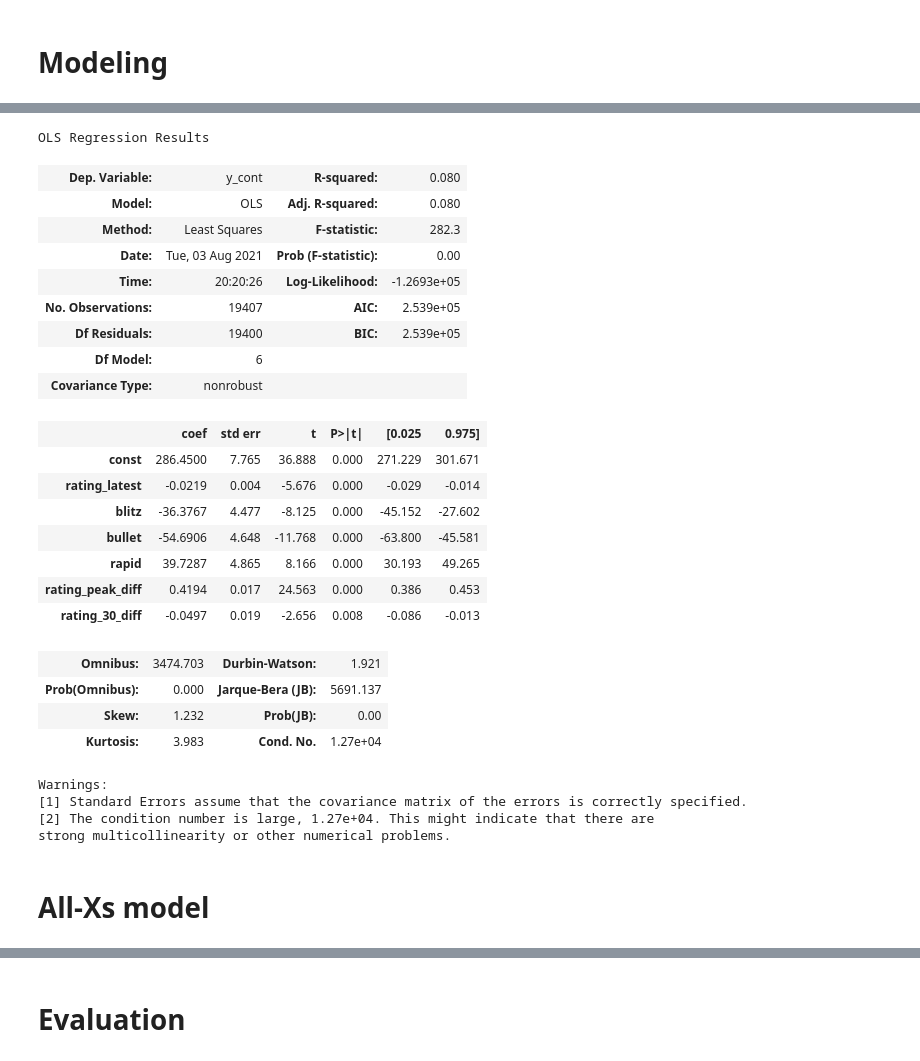
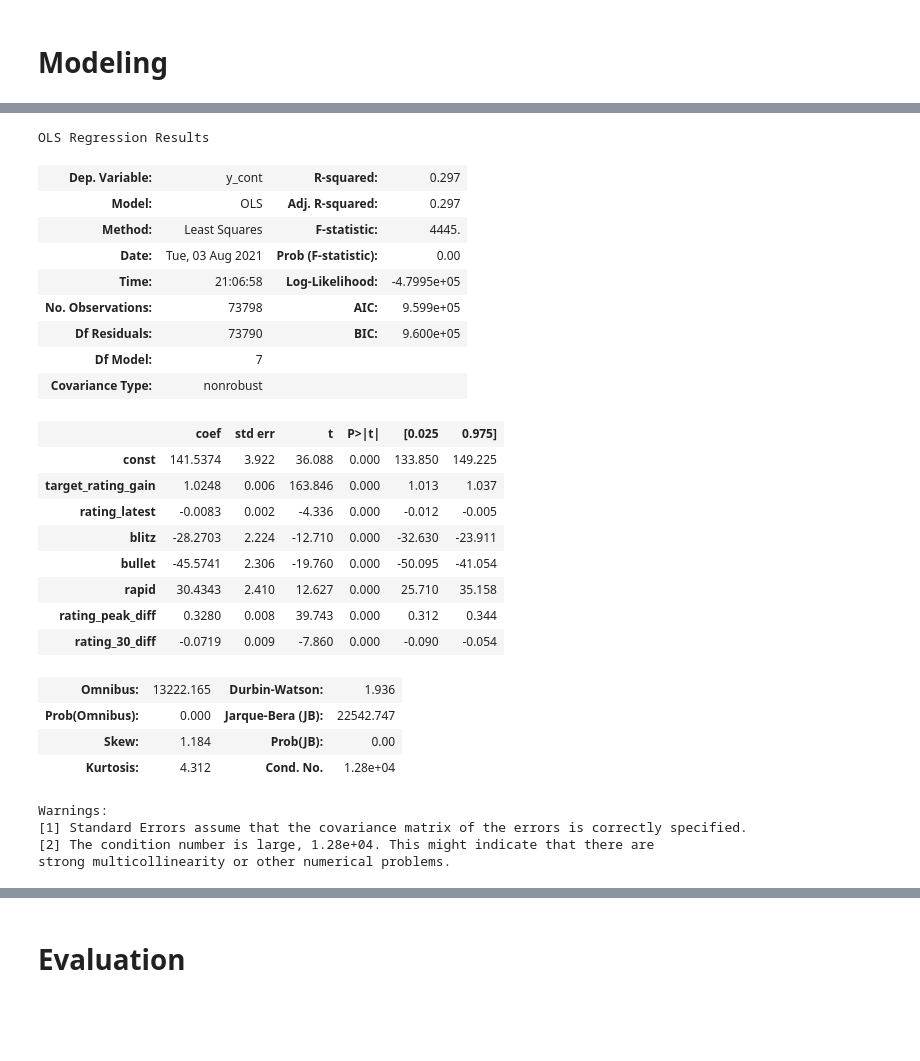
Before and after one commit to ZackAttack614/Discord-Chess-Bot, a Jupyter notebook: modeling.ipynb, the cells around one changed output, grey strips where cells are left out. Cells and saved outputs as stored; diff of their text form; code cells hidden in the pictures; blank space fills up the shorter version.

```diff
--- a/modeling.ipynb
+++ b/modeling.ipynb
@@ -146,6 +199,6 @@ df_100.head()
 # %%
 # Successes - filter to where future rating >= target rating, then take earliest date for each user/time control
-df_100_1 = df_100.query('rating_future>=target_rating').sort_values("date_future").drop_duplicates(['user_id','time_control'])
-print(df_100_1.shape)
-df_100_1.sample(5)
+df_successes = df_temp.query('rating>=target_rating').sort_values("date_future").drop_duplicates(['user_id','time_control','target_rating'])
+print(df_successes.shape)
+df_successes.sample(5)
 # %% [output]
@@ -159,10 +213,10 @@ df_100_1.sample(5)
 # %%
 # Successes and failures
-df_100 = df_base.merge(df_100_1,on=['user_id','time_control'],how='left').drop(['rating_current','rating_future','date_current'],axis=1)
+df_bin = df_targets.merge(df_successes[['user_id','time_control','target_rating','date_future']],on=['user_id','time_control','target_rating'],how='left')
 # Was the target rating achieved?
-df_100['y_bin'] = df_100['date_future'].notna().astype(int)
+df_bin['y_bin'] = df_bin['date_future'].notna().astype(int)
 # If so, when?
-df_100['y_cont'] = (df_100['date_future']-max_training_date).dt.days
-print(df_100.shape)
-df_100.sample(10)
+df_bin['y_cont'] = (df_bin['date_future']-max_training_date).dt.days
+print(df_bin.shape)
+df_bin.sample(10)
 # %% [output]
@@ -182,5 +236,5 @@ df_100.sample(10)
 # %%
-df_100_reg = df_100[df_100['y_bin']==1].copy()
+df_cont = df_bin[df_bin['y_bin']==1].copy()
 # %% [markdown]
 # EDA
 # %%
@@ -217,9 +271,9 @@ y_cont_100_by_rating.head()
 # %% [markdown]
 # Modeling
 # %%
-predictors = ['rating_latest','blitz','bullet','rapid','rating_peak_diff','rating_30_diff']
-df_100_predictors = sm.add_constant(df_100[predictors])
-logit_100 = sm.Logit(endog=df_100['y_bin'],exog=df_100_predictors).fit()
-logit_100.summary()
+predictors = ['target_rating_gain','rating_latest','blitz','bullet','rapid','rating_peak_diff','rating_30_diff']
+df_bin_predictors = sm.add_constant(df_bin[predictors])
+logit = sm.Logit(endog=df_bin['y_bin'],exog=df_bin_predictors).fit()
+logit.summary()
 # %% [output]
 Optimization terminated successfully.
@@ -244,34 +299,33 @@ Logit Regression Results
 # %%
 # Regression
-df_100_reg_predictors = sm.add_constant(df_100_reg[predictors])
-ols_100 = sm.OLS(endog=df_100_reg['y_cont'],exog=df_100_reg_predictors).fit()
-ols_100.summary()
+df_cont_predictors = sm.add_constant(df_cont[predictors])
+ols = sm.OLS(endog=df_cont['y_cont'],exog=df_cont_predictors).fit()
+ols.summary()
 # %% [output]
 OLS Regression Results
-| Dep. Variable: | y_cont | R-squared: | 0.080 |
-| Model: | OLS | Adj. R-squared: | 0.080 |
-| Method: | Least Squares | F-statistic: | 282.3 |
+| Dep. Variable: | y_cont | R-squared: | 0.297 |
+| Model: | OLS | Adj. R-squared: | 0.297 |
+| Method: | Least Squares | F-statistic: | 4445. |
 | Date: | Tue, 03 Aug 2021 | Prob (F-statistic): | 0.00 |
-| Time: | 20:20:26 | Log-Likelihood: | -1.2693e+05 |
-| No. Observations: | 19407 | AIC: | 2.539e+05 |
-| Df Residuals: | 19400 | BIC: | 2.539e+05 |
-| Df Model: | 6 |  |  |
+| Time: | 21:06:58 | Log-Likelihood: | -4.7995e+05 |
+| No. Observations: | 73798 | AIC: | 9.599e+05 |
+| Df Residuals: | 73790 | BIC: | 9.600e+05 |
+| Df Model: | 7 |  |  |
 | Covariance Type: | nonrobust |  |  |
 |  | coef | std err | t | P>|t| | [0.025 | 0.975] |
-| const | 286.4500 | 7.765 | 36.888 | 0.000 | 271.229 | 301.671 |
-| rating_latest | -0.0219 | 0.004 | -5.676 | 0.000 | -0.029 | -0.014 |
-| blitz | -36.3767 | 4.477 | -8.125 | 0.000 | -45.152 | -27.602 |
-| bullet | -54.6906 | 4.648 | -11.768 | 0.000 | -63.800 | -45.581 |
-| rapid | 39.7287 | 4.865 | 8.166 | 0.000 | 30.193 | 49.265 |
-| rating_peak_diff | 0.4194 | 0.017 | 24.563 | 0.000 | 0.386 | 0.453 |
-| rating_30_diff | -0.0497 | 0.019 | -2.656 | 0.008 | -0.086 | -0.013 |
+| const | 141.5374 | 3.922 | 36.088 | 0.000 | 133.850 | 149.225 |
+| target_rating_gain | 1.0248 | 0.006 | 163.846 | 0.000 | 1.013 | 1.037 |
+| rating_latest | -0.0083 | 0.002 | -4.336 | 0.000 | -0.012 | -0.005 |
+| blitz | -28.2703 | 2.224 | -12.710 | 0.000 | -32.630 | -23.911 |
+| bullet | -45.5741 | 2.306 | -19.760 | 0.000 | -50.095 | -41.054 |
+| rapid | 30.4343 | 2.410 | 12.627 | 0.000 | 25.710 | 35.158 |
+| rating_peak_diff | 0.3280 | 0.008 | 39.743 | 0.000 | 0.312 | 0.344 |
+| rating_30_diff | -0.0719 | 0.009 | -7.860 | 0.000 | -0.090 | -0.054 |
-| Omnibus: | 3474.703 | Durbin-Watson: | 1.921 |
-| Prob(Omnibus): | 0.000 | Jarque-Bera (JB): | 5691.137 |
-| Skew: | 1.232 | Prob(JB): | 0.00 |
-| Kurtosis: | 3.983 | Cond. No. | 1.27e+04 |
+| Omnibus: | 13222.165 | Durbin-Watson: | 1.936 |
+| Prob(Omnibus): | 0.000 | Jarque-Bera (JB): | 22542.747 |
+| Skew: | 1.184 | Prob(JB): | 0.00 |
+| Kurtosis: | 4.312 | Cond. No. | 1.28e+04 |
 Warnings:
 [1] Standard Errors assume that the covariance matrix of the errors is correctly specified.
-[2] The condition number is large, 1.27e+04. This might indicate that there are
+[2] The condition number is large, 1.28e+04. This might indicate that there are
 strong multicollinearity or other numerical problems.
-# %% [markdown]
-# All-Xs model
```
Also changed, not shown: parts of 32 cells of this notebook.
